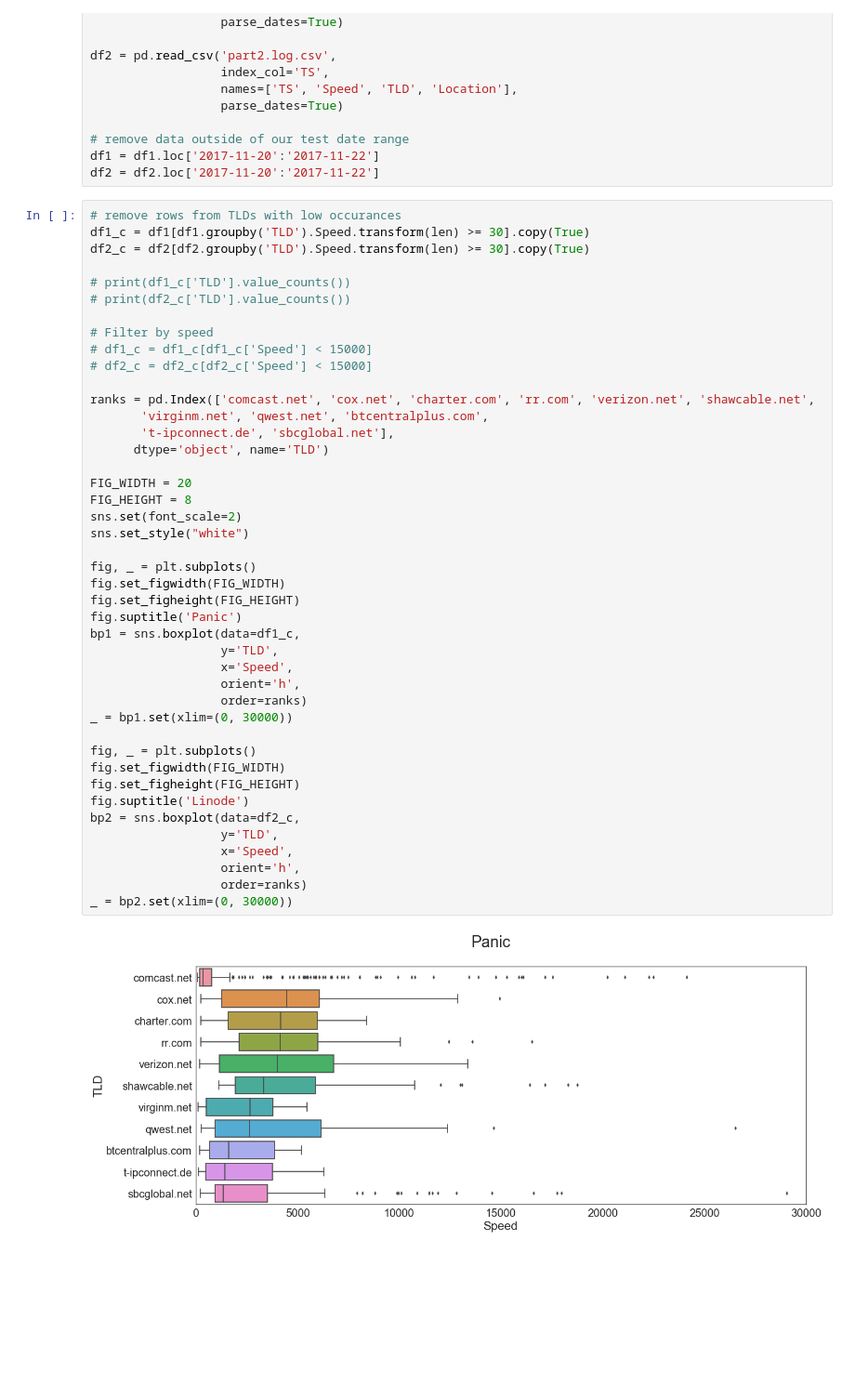
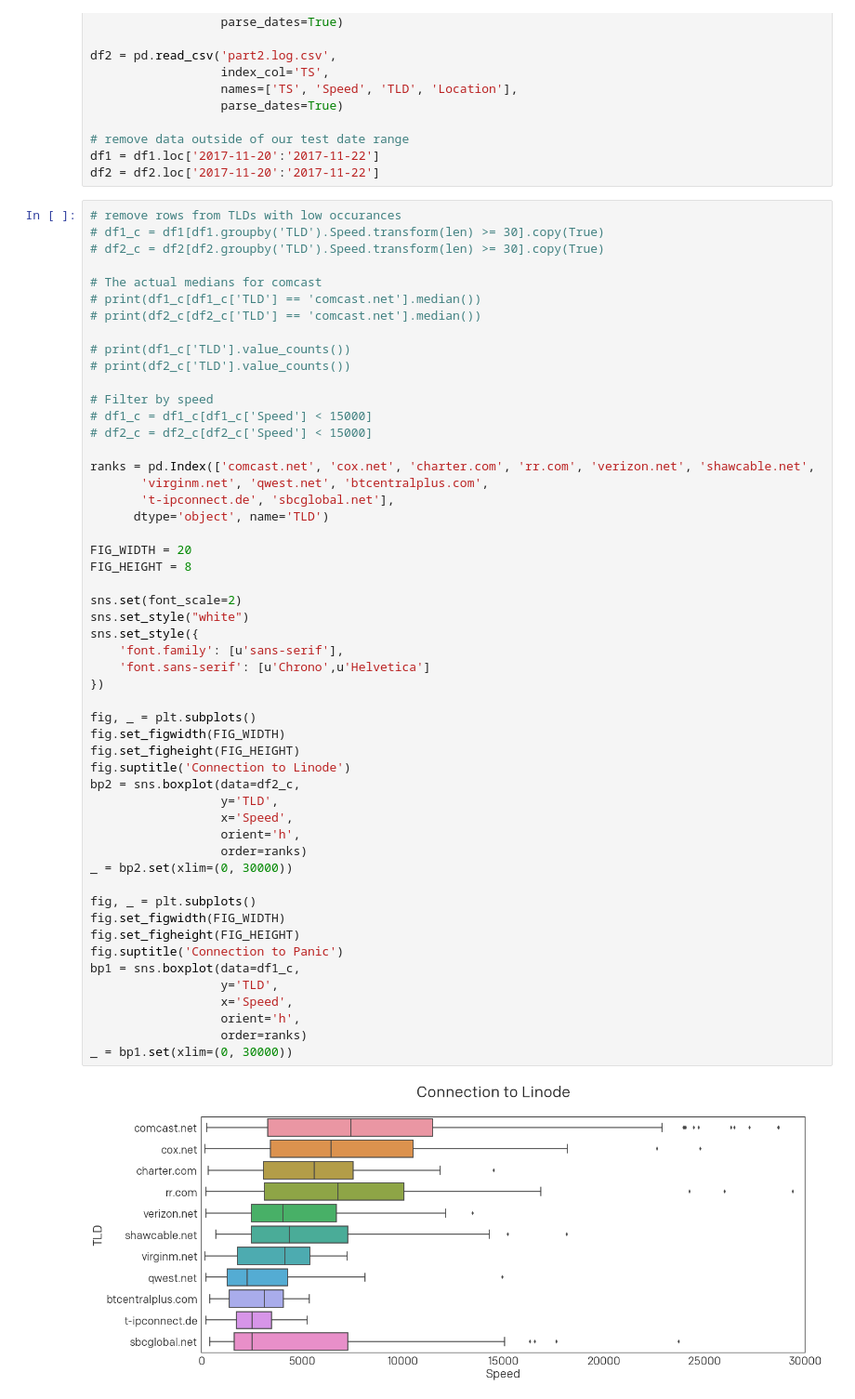
Before and after one commit to panicinc/speed_mystery, a Jupyter notebook: main.ipynb, the cells around one changed output. Shown: that part at 93% size. Cells and saved outputs as stored; diff of their text form; blank space fills up the shorter version.

Commit message:
adjusted fonts

```diff
--- a/main.ipynb
+++ b/main.ipynb
@@ -25,46 +25,55 @@ df1 = df1.loc['2017-11-20':'2017-11-22']
 df2 = df2.loc['2017-11-20':'2017-11-22']
 # %%
 # remove rows from TLDs with low occurances
-df1_c = df1[df1.groupby('TLD').Speed.transform(len) >= 30].copy(True)
-df2_c = df2[df2.groupby('TLD').Speed.transform(len) >= 30].copy(True)
+# df1_c = df1[df1.groupby('TLD').Speed.transform(len) >= 30].copy(True)
+# df2_c = df2[df2.groupby('TLD').Speed.transform(len) >= 30].copy(True)
+
+# The actual medians for comcast
+# print(df1_c[df1_c['TLD'] == 'comcast.net'].median())
+# print(df2_c[df2_c['TLD'] == 'comcast.net'].median())
 
 # print(df1_c['TLD'].value_counts())
 # print(df2_c['TLD'].value_counts())
 
 # Filter by speed
 # df1_c = df1_c[df1_c['Speed'] < 15000]
 # df2_c = df2_c[df2_c['Speed'] < 15000]
 
 ranks = pd.Index(['comcast.net', 'cox.net', 'charter.com', 'rr.com', 'verizon.net', 'shawcable.net',
        'virginm.net', 'qwest.net', 'btcentralplus.com',
        't-ipconnect.de', 'sbcglobal.net'],
       dtype='object', name='TLD')
 
 FIG_WIDTH = 20
 FIG_HEIGHT = 8
+
 sns.set(font_scale=2)
 sns.set_style("white")
+sns.set_style({
+    'font.family': [u'sans-serif'],
+    'font.sans-serif': [u'Chrono',u'Helvetica']
+})
 
 fig, _ = plt.subplots()
 fig.set_figwidth(FIG_WIDTH)
 fig.set_figheight(FIG_HEIGHT)
-fig.suptitle('Panic')
+fig.suptitle('Connection to Linode')
+bp2 = sns.boxplot(data=df2_c,
+                  y='TLD',
+                  x='Speed',
+                  orient='h',
+                  order=ranks)
+_ = bp2.set(xlim=(0, 30000))
+
+fig, _ = plt.subplots()
+fig.set_figwidth(FIG_WIDTH)
+fig.set_figheight(FIG_HEIGHT)
+fig.suptitle('Connection to Panic')
 bp1 = sns.boxplot(data=df1_c,
                   y='TLD',
                   x='Speed',
                   orient='h',
                   order=ranks)
 _ = bp1.set(xlim=(0, 30000))
-
-fig, _ = plt.subplots()
-fig.set_figwidth(FIG_WIDTH)
-fig.set_figheight(FIG_HEIGHT)
-fig.suptitle('Linode')
-bp2 = sns.boxplot(data=df2_c,
-                  y='TLD',
-                  x='Speed',
-                  orient='h',
-                  order=ranks)
-_ = bp2.set(xlim=(0, 30000))
 # %% [output]
-[figure, old version]
+[figure, new version]
```
Also changed, not shown: parts of 3 cells of this notebook.
